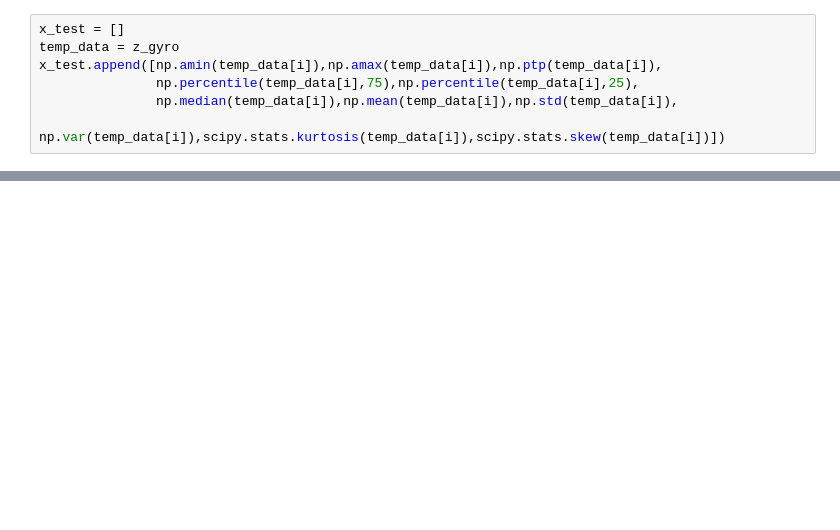
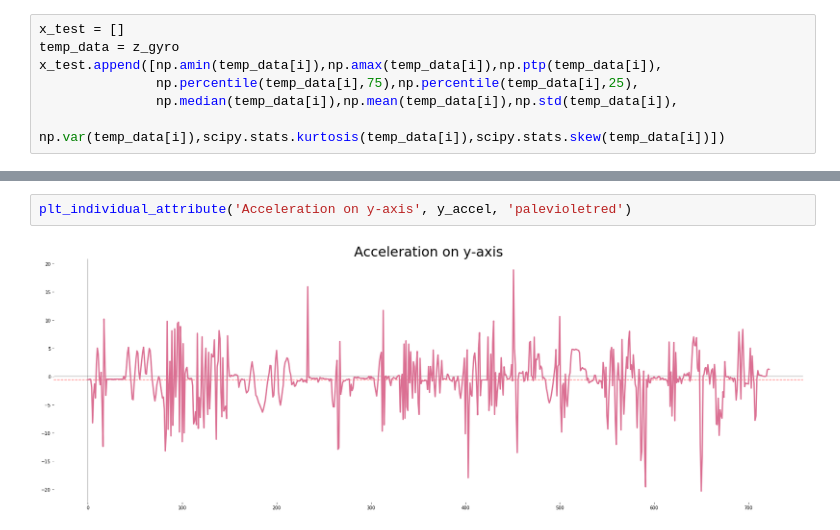
Before and after one commit to Dheeraj1998/accelMetric, a Jupyter notebook: DrivingPattern/Pattern Analysis.ipynb, the cells around one changed output, grey strips where cells are left out. Drawn from its saved outputs; the diff is of its cells as text; blank space fills up the shorter version.

```diff
--- a/DrivingPattern/Pattern Analysis.ipynb
+++ b/DrivingPattern/Pattern Analysis.ipynb
@@ -242,0 +326,4 @@ Rash Driving
+# %%
+plt_individual_attribute('Acceleration on y-axis', y_accel, 'palevioletred')
+# %% [output]
+[figure, added]
```
Also changed, not shown: parts of 20 cells of this notebook, 4 other files.
